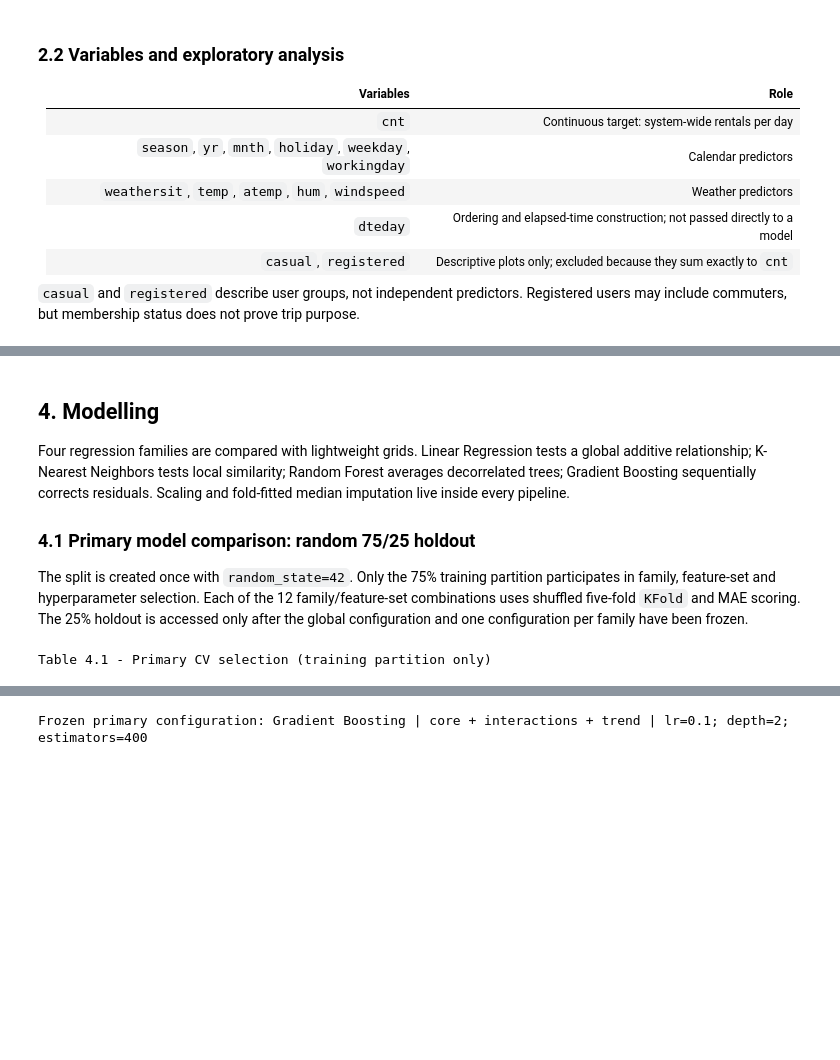
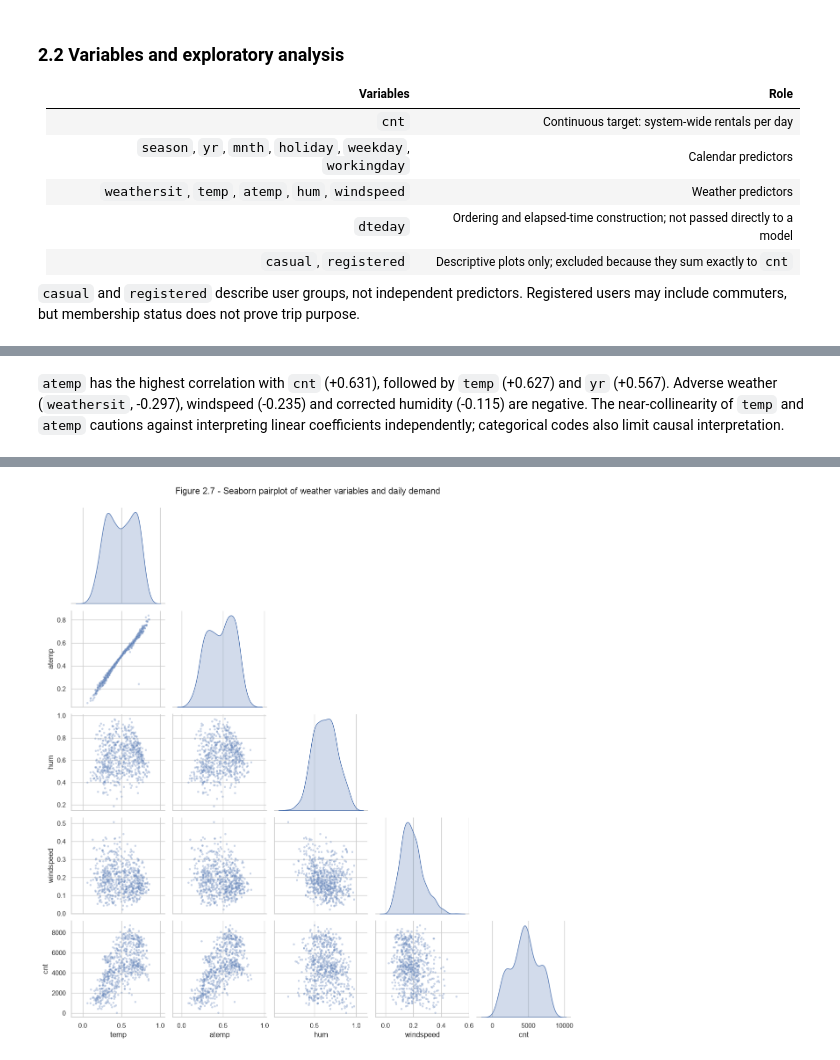
Before and after one commit to lfariabr/masters-swe-ai, a Jupyter notebook: 2026-T2/MLN/assignments/Assessment3/notebook/MLN601FariaLuisBrief3v4.ipynb, the cells around one changed output, grey strips where cells are left out. Cells and saved outputs as stored; diff of their text form; code cells hidden in the pictures; blank space fills up the shorter version.

```diff
--- a/2026-T2/MLN/assignments/Assessment3/notebook/MLN601FariaLuisBrief3v4.ipynb
+++ b/2026-T2/MLN/assignments/Assessment3/notebook/MLN601FariaLuisBrief3v4.ipynb
@@ -360,69 +300,11 @@ def choose_configuration(rows):
 # %% [markdown]
-## 4. Modelling
-
-Four regression families are compared with lightweight grids. Linear Regression tests a global additive relationship; K-Nearest Neighbors tests local similarity; Random Forest averages decorrelated trees; Gradient Boosting sequentially corrects residuals. Scaling and fold-fitted median imputation live inside every pipeline.
-
-### 4.1 Primary model comparison: random 75/25 holdout
-
-The split is created once with `random_state=42`. Only the 75% training partition participates in family, feature-set and hyperparameter selection. Each of the 12 family/feature-set combinations uses shuffled five-fold `KFold` and MAE scoring. The 25% holdout is accessed only after the global configuration and one configuration per family have been frozen.
+`atemp` has the highest correlation with `cnt` (+0.631), followed by `temp` (+0.627) and `yr` (+0.567). Adverse weather (`weathersit`, -0.297), windspeed (-0.235) and corrected humidity (-0.115) are negative. The near-collinearity of `temp` and `atemp` cautions against interpreting linear coefficients independently; categorical codes also limit causal interpretation.
 # %%
-all_indices = primary_df.index.to_numpy()
-primary_train_idx, primary_holdout_idx = train_test_split(
-    all_indices, test_size=0.25, random_state=RANDOM_STATE
-)
-assert set(primary_train_idx).isdisjoint(primary_holdout_idx)
-assert len(primary_train_idx) == 548 and len(primary_holdout_idx) == 183
-
-primary_train = primary_df.loc[primary_train_idx].copy()
-primary_holdout = primary_df.loc[primary_holdout_idx].copy()
-primary_cv = KFold(n_splits=5, shuffle=True, random_state=RANDOM_STATE)
-primary_rows, primary_estimators = [], {}
-
-for feature_name, columns in PRIMARY_FEATURE_SETS.items():
-    for model_name, (estimator, grid) in GRIDS.items():
-        search = GridSearchCV(
-            pipeline_for(clone(estimator), columns, temporal=False), grid,
-            scoring="neg_mean_absolute_error", cv=primary_cv, n_jobs=1, refit=True
-        )
-        search.fit(primary_train[columns], primary_train.cnt)
-        rmse_cv = cross_validate(
-            search.best_estimator_, primary_train[columns], primary_train.cnt,
-            cv=primary_cv, scoring="neg_root_mean_squared_error", n_jobs=1
-        )["test_score"]
-        row = {
-            "model": model_name, "feature_set": feature_name,
-            "cv_mean_MAE": -search.best_score_,
-            "cv_std_MAE": search.cv_results_["std_test_score"][search.best_index_],
-            "cv_mean_RMSE": -rmse_cv.mean(), "cv_std_RMSE": rmse_cv.std(),
-            "best_params": compact_params(search.best_params_),
-        }
-        primary_rows.append(row)
-        primary_estimators[(model_name, feature_name)] = search.best_estimator_
-
-primary_cv_table = (pd.DataFrame(primary_rows)
-                    .sort_values(["cv_mean_MAE", "cv_mean_RMSE"])
-                    .reset_index(drop=True))
-primary_cv_table.to_csv(OUTPUT_DIR / "primary_cv_selection_v4.csv", index=False)
-
-primary_choice = choose_configuration(primary_rows)
-primary_family_choices = {
-    family: choose_configuration([r for r in primary_rows if r["model"] == family])
-    for family in GRIDS
-}
-primary_winner_name = primary_choice["model"]
-primary_winner_features = primary_choice["feature_set"]
-primary_winner_columns = PRIMARY_FEATURE_SETS[primary_winner_features]
-primary_winner = primary_estimators[(primary_winner_name, primary_winner_features)]
-
-# Leakage audit: choices contain CV statistics from training indices only; the holdout has not
-# been passed to fit, GridSearchCV, cross_validate or choose_configuration.
-selection_indices = set(primary_train_idx)
-assert selection_indices.isdisjoint(set(primary_holdout_idx))
-assert len(primary_df) == 731
-print("Table 4.1 - Primary CV selection (training partition only)")
-display(primary_cv_table.round({"cv_mean_MAE": 1, "cv_std_MAE": 1,
-                                "cv_mean_RMSE": 1, "cv_std_RMSE": 1}))
-print("Frozen primary configuration:", primary_winner_name, "|", primary_winner_features,
-      "|", primary_choice["best_params"])
+# Stage 2.6: use seaborn's pairplot function and include its output.
+pairplot_data = day_df[["temp", "atemp", "hum", "windspeed", "cnt"]].dropna()
+pair_grid = sns.pairplot(pairplot_data, corner=True, diag_kind="kde",
+                         plot_kws={"alpha": .3, "s": 12})
+pair_grid.fig.suptitle("Figure 2.7 - Seaborn pairplot of weather variables and daily demand", y=1.02)
+pair_grid.savefig(FIG_DIR / "v4_pairplot.png", dpi=140, bbox_inches="tight")
+plt.show()
 # %% [output]
-Table 4.1 - Primary CV selection (training partition only)
@@ -442 +311 @@ Table 4.1 - Primary CV selection (training partition only)
-Frozen primary configuration: Gradient Boosting | core + interactions + trend | lr=0.1; depth=2; estimators=400
+[figure, added]
```
Also changed, not shown: parts of 53 cells of this notebook, 15 other files.
